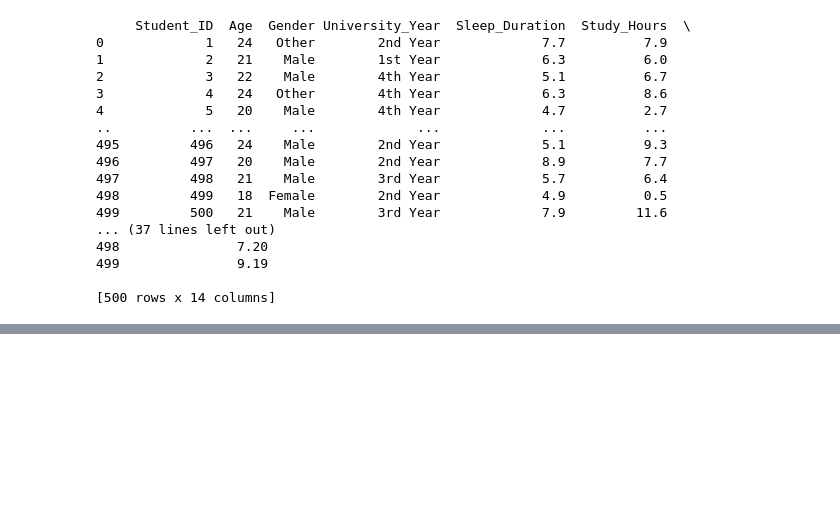
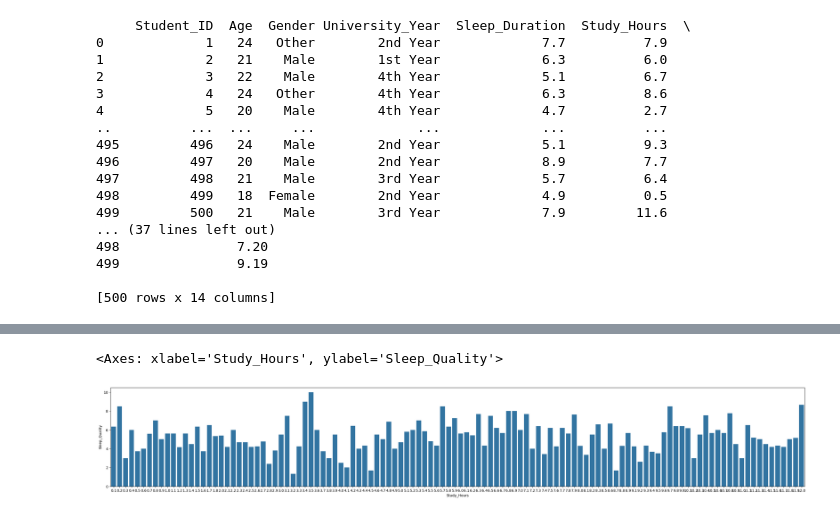
Before and after one commit to aaronkr-classroom/0-team-project-team-b, a Jupyter notebook: main.ipynb, the cells around one changed output, grey strips where cells are left out. Cells and saved outputs as stored; diff of their text form; code cells hidden in the pictures; blank space fills up the shorter version.

```diff
--- a/main.ipynb
+++ b/main.ipynb
@@ -34,0 +110,7 @@ print(student)
+# %%
+student_Study_Hours =student.groupby("Study_Hours").agg({"Sleep_Quality":"mean"}).reset_index()
+plt.figure(figsize=(35,5))
+sns.barplot(x='Study_Hours',y='Sleep_Quality',data=student_Study_Hours)
+# %% [output]
+<Axes: xlabel='Study_Hours', ylabel='Sleep_Quality'>
+[figure, added]
```
Also changed, not shown: parts of 15 cells of this notebook.
